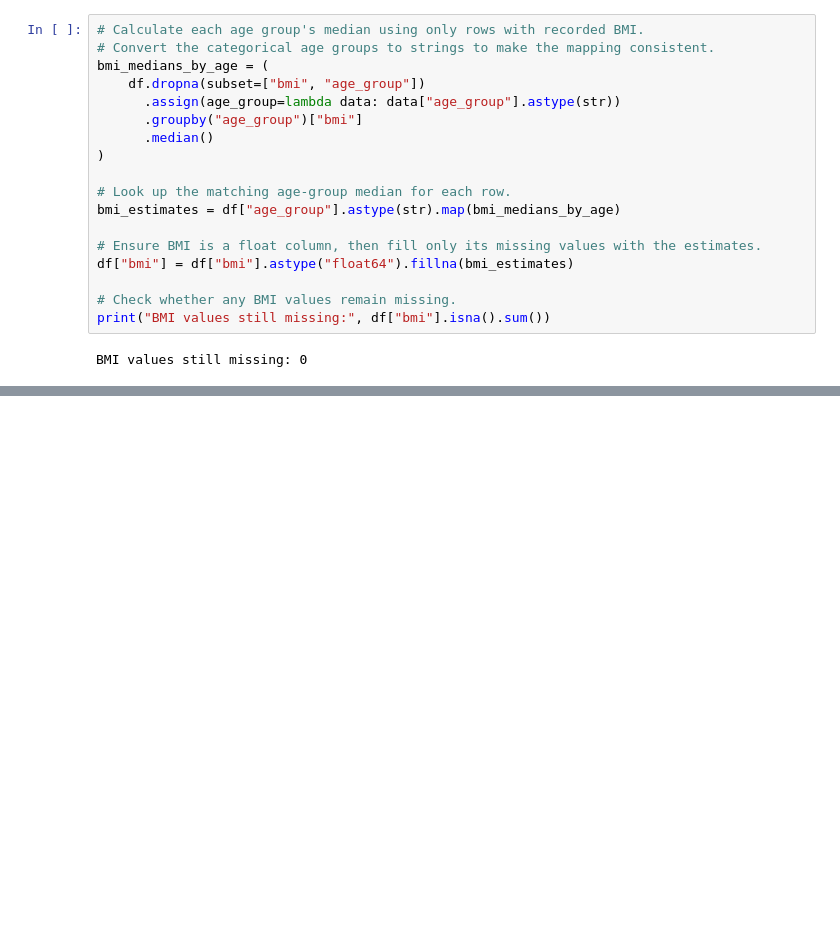
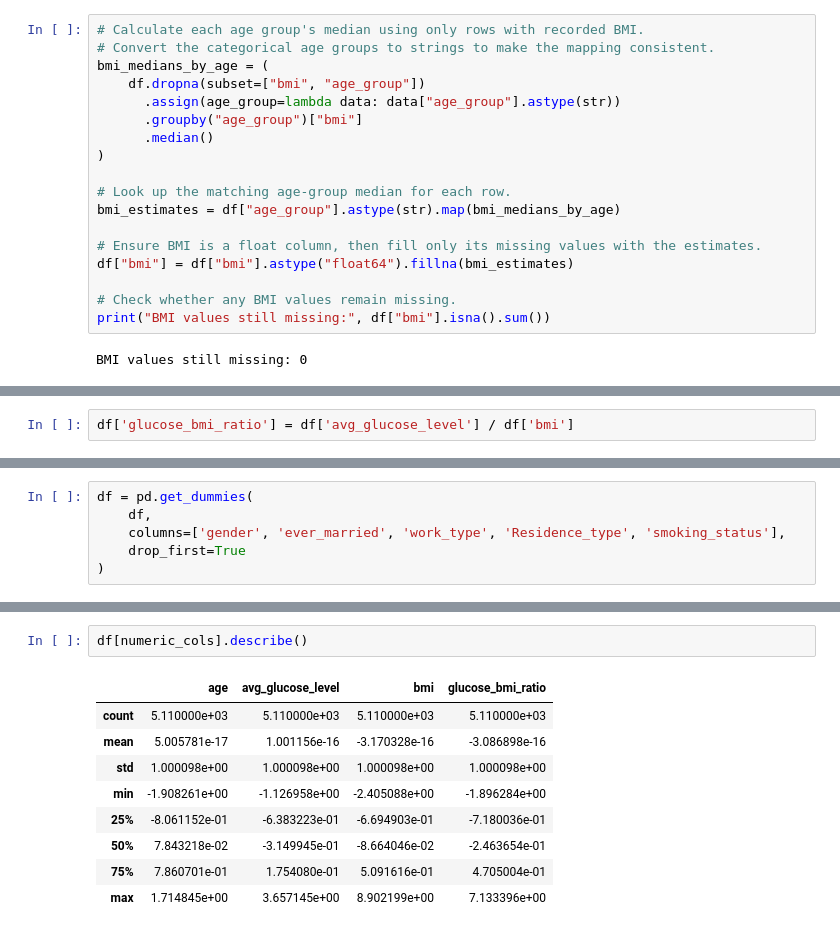
Before and after one commit to Paulelo/Capstone_project, a Jupyter notebook: group_28_capstone.ipynb, the cells around one changed output, grey strips where cells are left out. Cells and saved outputs as stored; diff of their text form; blank space fills up the shorter version.

```diff
--- a/group_28_capstone.ipynb
+++ b/group_28_capstone.ipynb
@@ -582,0 +583,2 @@ BMI values still missing: 0
+# %%
+df['glucose_bmi_ratio'] = df['avg_glucose_level'] / df['bmi']
@@ -582,0 +597,6 @@ BMI values still missing: 0
+# %%
+df = pd.get_dummies(
+    df,
+    columns=['gender', 'ever_married', 'work_type', 'Residence_type', 'smoking_status'],
+    drop_first=True
+)
@@ -582,0 +619,12 @@ BMI values still missing: 0
+# %%
+df[numeric_cols].describe()
+# %% [output]
+|  | age | avg_glucose_level | bmi | glucose_bmi_ratio |
+| count | 5.110000e+03 | 5.110000e+03 | 5.110000e+03 | 5.110000e+03 |
+| mean | 5.005781e-17 | 1.001156e-16 | -3.170328e-16 | -3.086898e-16 |
+| std | 1.000098e+00 | 1.000098e+00 | 1.000098e+00 | 1.000098e+00 |
+| min | -1.908261e+00 | -1.126958e+00 | -2.405088e+00 | -1.896284e+00 |
+| 25% | -8.061152e-01 | -6.383223e-01 | -6.694903e-01 | -7.180036e-01 |
+| 50% | 7.843218e-02 | -3.149945e-01 | -8.664046e-02 | -2.463654e-01 |
+| 75% | 7.860701e-01 | 1.754080e-01 | 5.091616e-01 | 4.705004e-01 |
+| max | 1.714845e+00 | 3.657145e+00 | 8.902199e+00 | 7.133396e+00 |
```
Also changed, not shown: parts of 41 cells of this notebook.
